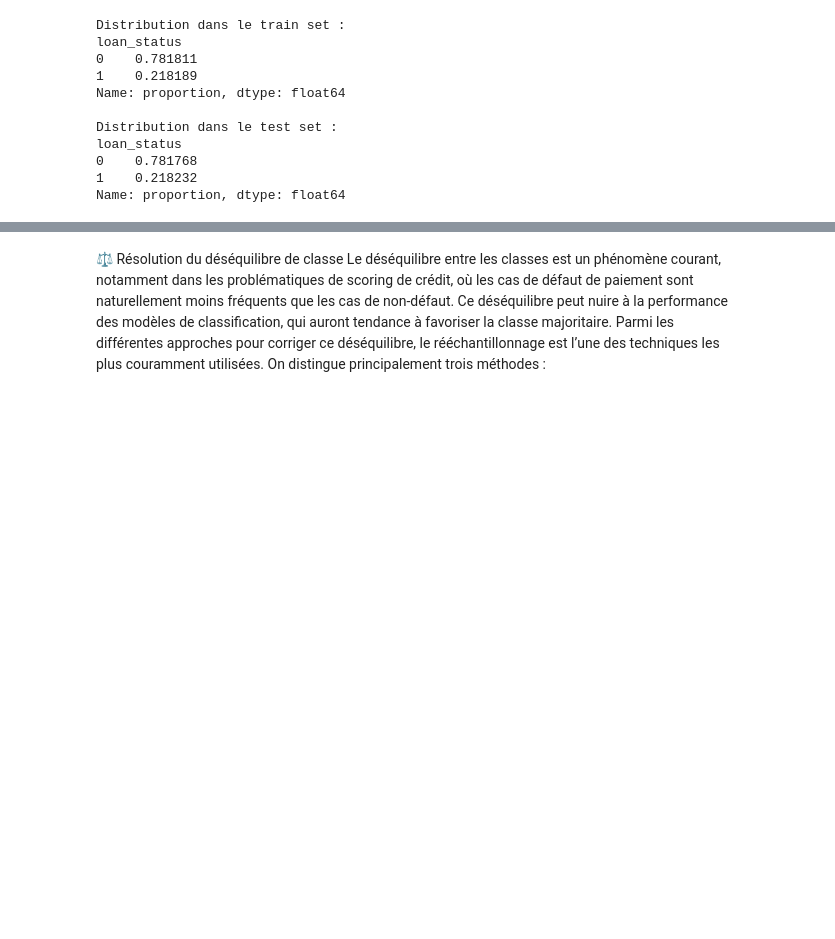
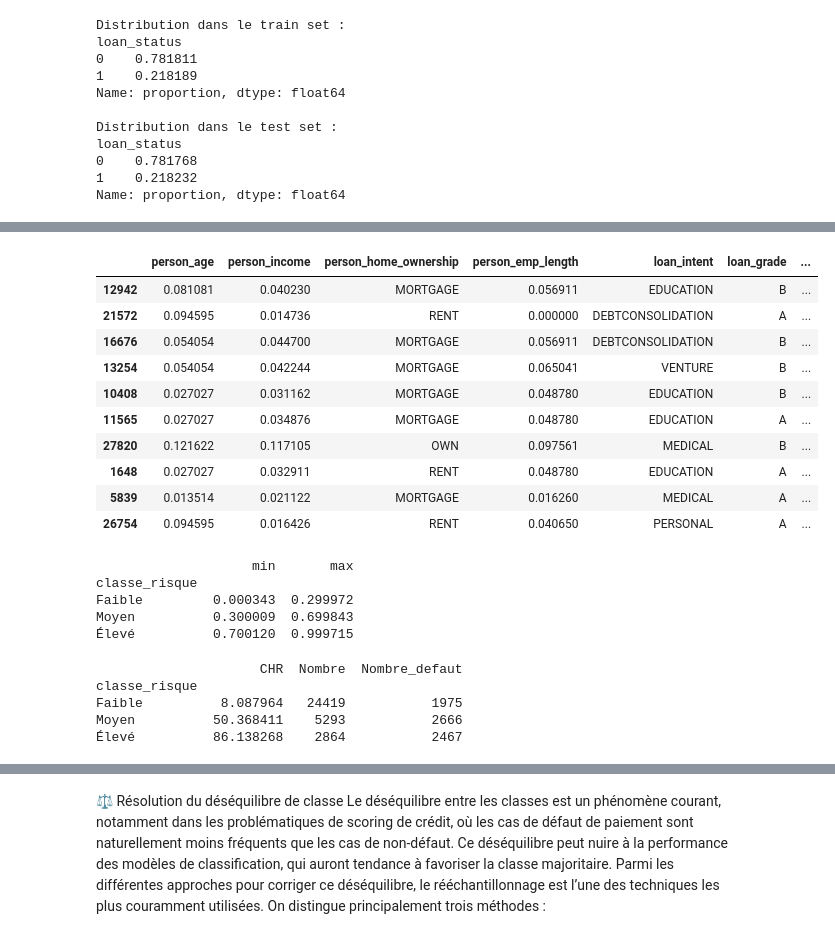
Before and after one commit to TanouDiallo/credit-risk-, a Jupyter notebook: credit risk.ipynb, the cells around one changed output, grey strips where cells are left out. Cells and saved outputs as stored; diff of their text form; code cells hidden in the pictures; blank space fills up the shorter version.

```diff
--- a/credit risk.ipynb
+++ b/credit risk.ipynb
@@ -513,0 +689,21 @@ Name: proportion, dtype: float64
+# %%
+# 1. Séparer les features
+X_full = df_vf.drop(columns='loan_status')
+
+# 2. Encodage des variables catégorielles
+X_full_encoded = pd.get_dummies(X_full)
+
+# ⚠️ Aligner les colonnes avec l'entraînement (pour gérer les catégories absentes/nouvelles)
+X_full_encoded, _ = X_full_encoded.align(X_train_encoded, join='right', axis=1, fill_value=0)
+
+# 3. Standardisation
+X_full_scaled = scaler.transform(X_full_encoded)
+
+# 4. Prédire les scores de la classe "risque"
+y_full_scores = logreg.predict_proba(X_full_scaled)[:, 1]  # probabilité de la classe "positive"
+
+# 5. Ajouter les scores au dataframe d'origine
+df_vf['score_risque'] = y_full_scores
+
+# Aperçu
+print(df_vf[['loan_status', 'score_risque']].head())
@@ -513,0 +746,9 @@ Name: proportion, dtype: float64
+# %%
+# Définir des seuils arbitraires ou par quantiles
+#df_vf['classe_risque'] = pd.qcut(df_vf['score_risque'], q=3, labels=['Faible', 'Moyen', 'Élevé'])
+
+# Ou avec des seuils fixes
+df_vf['classe_risque'] = pd.cut(df_vf['score_risque'], bins=[0, 0.3, 0.7, 1], labels=['Faible', 'Moyen', 'Élevé'])
+
+# Vérification
+print(df_vf[['loan_status', 'score_risque', 'classe_risque']].head(10))
@@ -513,0 +767,49 @@ Name: proportion, dtype: float64
+# %%
+df_vf.sample(10)
+# %% [output]
+|  | person_age | person_income | person_home_ownership | person_emp_length | loan_intent | loan_grade | ... |
+| 12942 | 0.081081 | 0.040230 | MORTGAGE | 0.056911 | EDUCATION | B | ... |
+| 21572 | 0.094595 | 0.014736 | RENT | 0.000000 | DEBTCONSOLIDATION | A | ... |
+| 16676 | 0.054054 | 0.044700 | MORTGAGE | 0.056911 | DEBTCONSOLIDATION | B | ... |
+| 13254 | 0.054054 | 0.042244 | MORTGAGE | 0.065041 | VENTURE | B | ... |
+| 10408 | 0.027027 | 0.031162 | MORTGAGE | 0.048780 | EDUCATION | B | ... |
+| 11565 | 0.027027 | 0.034876 | MORTGAGE | 0.048780 | EDUCATION | A | ... |
+| 27820 | 0.121622 | 0.117105 | OWN | 0.097561 | MEDICAL | B | ... |
+| 1648 | 0.027027 | 0.032911 | RENT | 0.048780 | EDUCATION | A | ... |
+| 5839 | 0.013514 | 0.021122 | MORTGAGE | 0.016260 | MEDICAL | A | ... |
+| 26754 | 0.094595 | 0.016426 | RENT | 0.040650 | PERSONAL | A | ... |
+# %%
+# Regrouper par classe de risque et calculer les min / max
+min_max_scores = df_vf.groupby('classe_risque')['score_risque'].agg(['min', 'max']).sort_index()
+
+print(min_max_scores)
+# %% [output]
+                    min       max
+classe_risque
+Faible         0.000343  0.299972
+Moyen          0.300009  0.699843
+Élevé          0.700120  0.999715
+# %%
+
+# Calcul du nombre de défauts et du total par classe
+df_vf['loan_status'] = df_vf['loan_status'].astype(int)
+grouped = df_vf.groupby('classe_risque')
+
+# Total et défauts
+effectifs = grouped.size()
+nb_defauts = grouped['loan_status'].sum()
+
+# Calcul du CHR comme fréquence
+chr_freq = (nb_defauts / effectifs * 100).to_frame(name='CHR')
+chr_freq['Nombre'] = effectifs
+chr_freq['Nombre_defaut'] = nb_defauts
+
+# Affichage final
+chr_freq = chr_freq[['CHR en % ', 'Nombre', 'Nombre_defaut']].sort_index()
+print(chr_freq)
+# %% [output]
+                     CHR  Nombre  Nombre_defaut
+classe_risque
+Faible          8.087964   24419           1975
+Moyen          50.368411    5293           2666
+Élevé          86.138268    2864           2467
```
Also changed, not shown: parts of 19 cells of this notebook.
